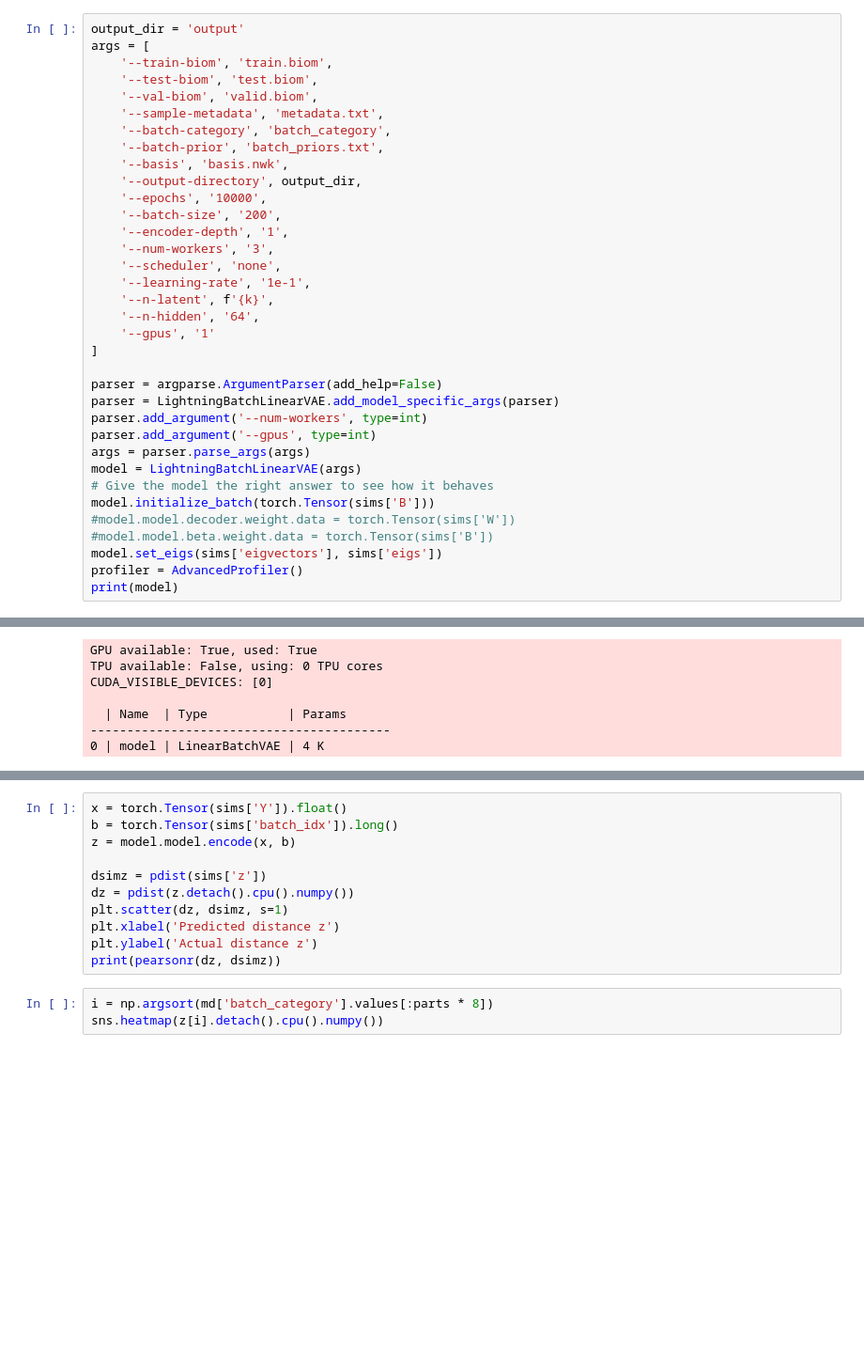
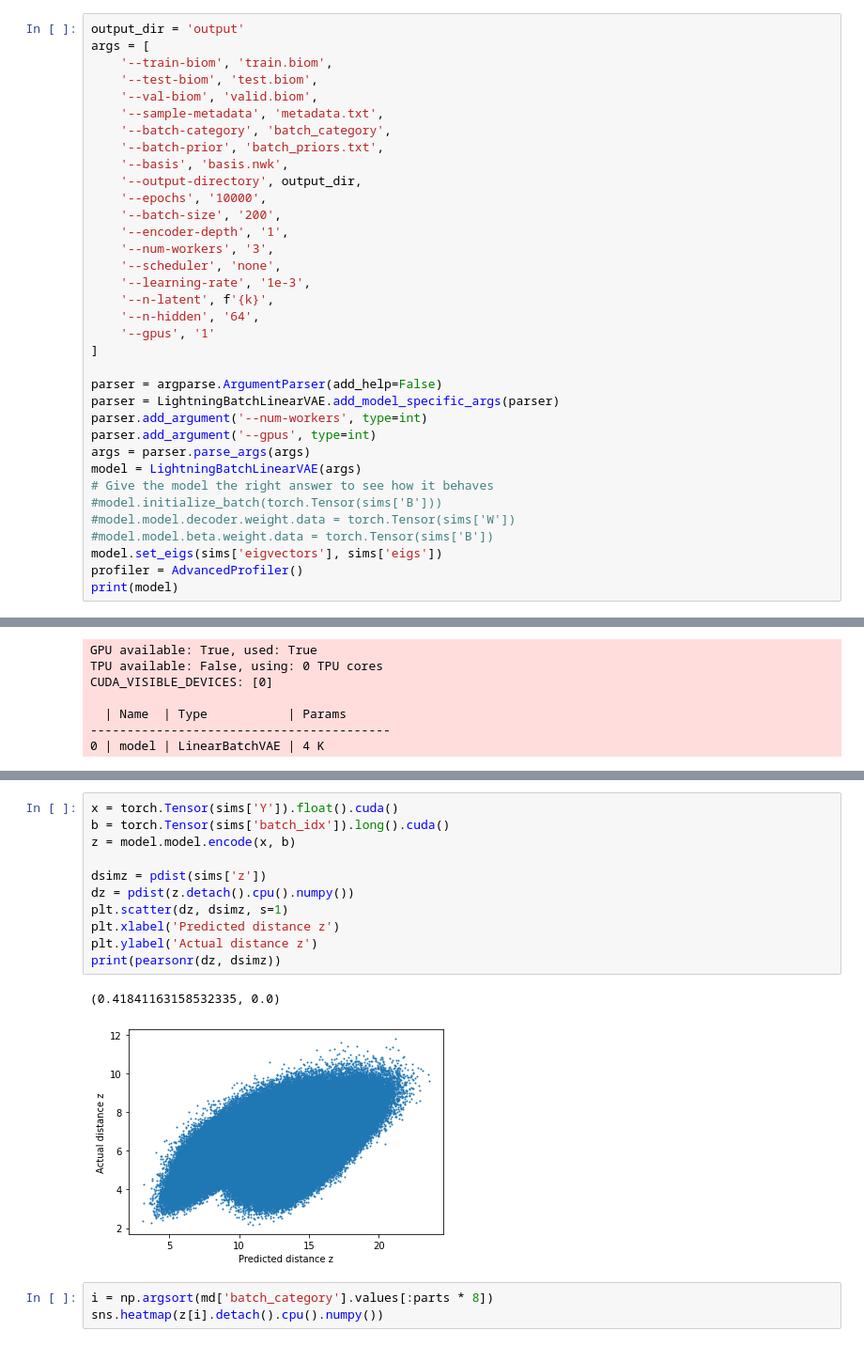
Before and after one commit to flatironinstitute/catvae, a Jupyter notebook: ipynb/vae-sim-batch-correction.ipynb, the cells around one changed output, grey strips where cells are left out. Shown: that part at 94% size. Saved outputs shown, nothing was run; the diff lists cells and outputs as text; blank space fills up the shorter version.

```diff
--- a/ipynb/vae-sim-batch-correction.ipynb
+++ b/ipynb/vae-sim-batch-correction.ipynb
@@ -66,7 +66,7 @@ args = [
     '--encoder-depth', '1',
     '--num-workers', '3',
     '--scheduler', 'none',
-    '--learning-rate', '1e-1',
+    '--learning-rate', '1e-3',
     '--n-latent', f'{k}',
     '--n-hidden', '64',
     '--gpus', '1'
@@ -79,7 +79,7 @@ parser.add_argument('--gpus', type=int)
 args = parser.parse_args(args)
 model = LightningBatchLinearVAE(args)
 # Give the model the right answer to see how it behaves
-model.initialize_batch(torch.Tensor(sims['B']))
+#model.initialize_batch(torch.Tensor(sims['B']))
 #model.model.decoder.weight.data = torch.Tensor(sims['W'])
 #model.model.beta.weight.data = torch.Tensor(sims['B'])
 model.set_eigs(sims['eigvectors'], sims['eigs'])
@@ -136,14 +139,17 @@ print(pearsonr(dW, d_estW))
 # %%
-x = torch.Tensor(sims['Y']).float()
-b = torch.Tensor(sims['batch_idx']).long()
+x = torch.Tensor(sims['Y']).float().cuda()
+b = torch.Tensor(sims['batch_idx']).long().cuda()
 z = model.model.encode(x, b)
 
 dsimz = pdist(sims['z'])
 dz = pdist(z.detach().cpu().numpy())
 plt.scatter(dz, dsimz, s=1)
 plt.xlabel('Predicted distance z')
 plt.ylabel('Actual distance z')
 print(pearsonr(dz, dsimz))
+# %% [output]
+(0.41841163158532335, 0.0)
+[figure, added]
 # %%
 i = np.argsort(md['batch_category'].values[:parts * 8])
 sns.heatmap(z[i].detach().cpu().numpy())
```
Also changed, not shown: parts of 1 cell of this notebook, 1 other file.
